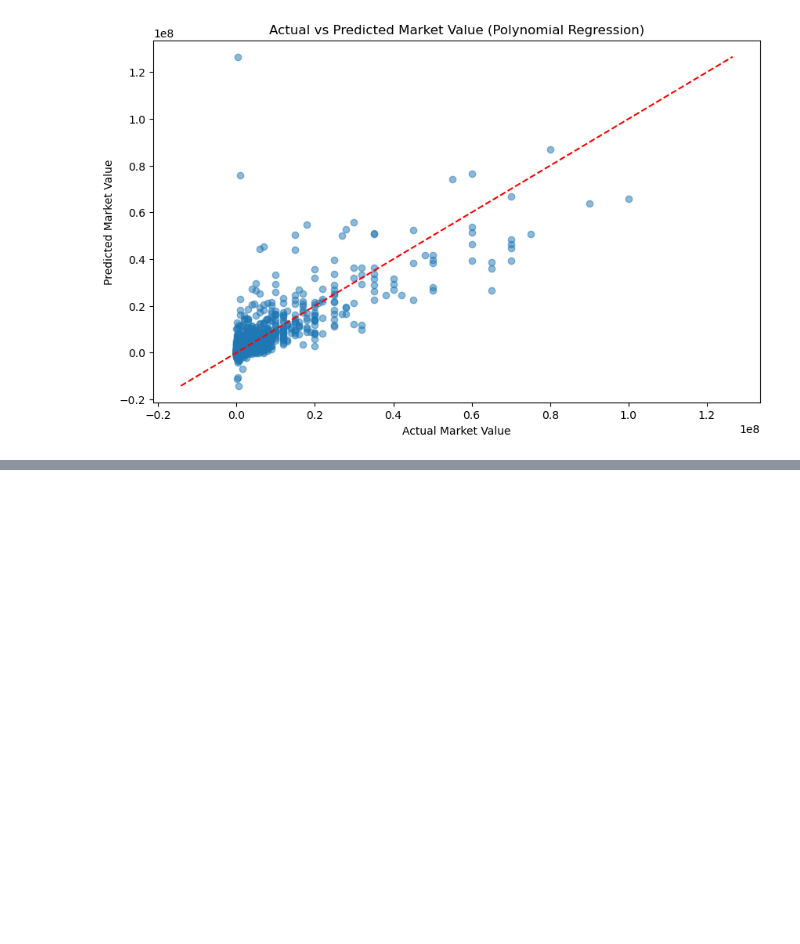
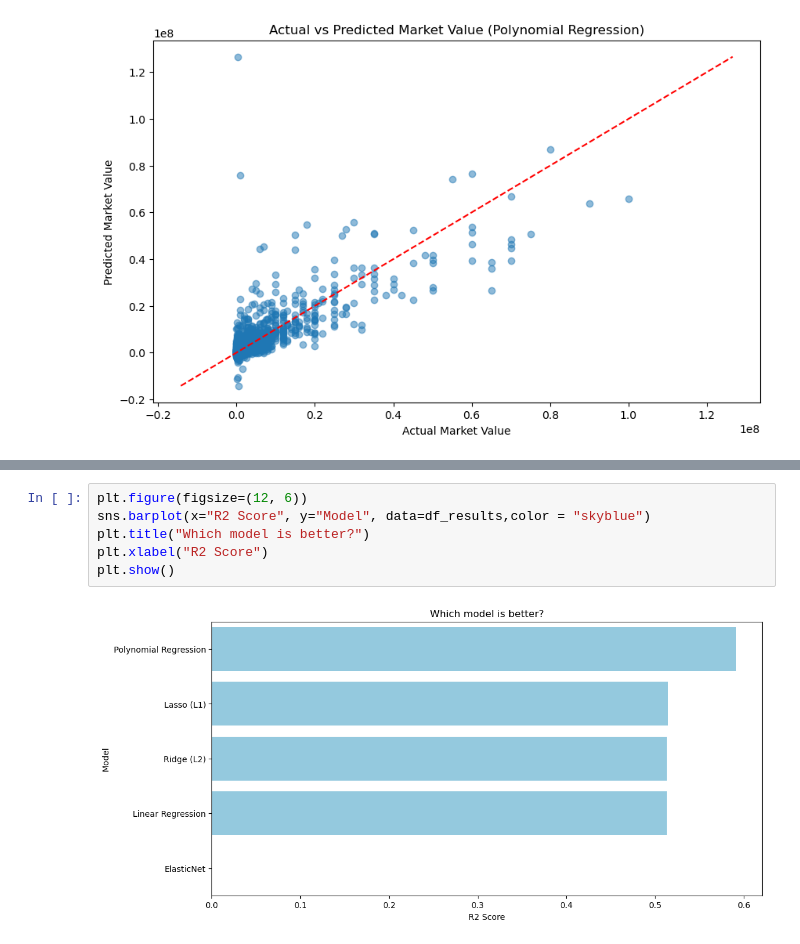
Before and after one commit to omercizmaz/football-player-market-value-prediction, a Jupyter notebook: football_player_market_value_prediction.ipynb, the cells around one changed output, grey strips where cells are left out. Drawn from its saved outputs; the diff is of its cells as text; blank space fills up the shorter version.

```diff
--- a/football_player_market_value_prediction.ipynb
+++ b/football_player_market_value_prediction.ipynb
@@ -356,0 +413,8 @@ plt.show()
+# %%
+plt.figure(figsize=(12, 6))
+sns.barplot(x="R2 Score", y="Model", data=df_results,color = "skyblue")
+plt.title("Which model is better?")
+plt.xlabel("R2 Score")
+plt.show()
+# %% [output]
+[figure, added]
```
Also changed, not shown: parts of 8 cells of this notebook.
